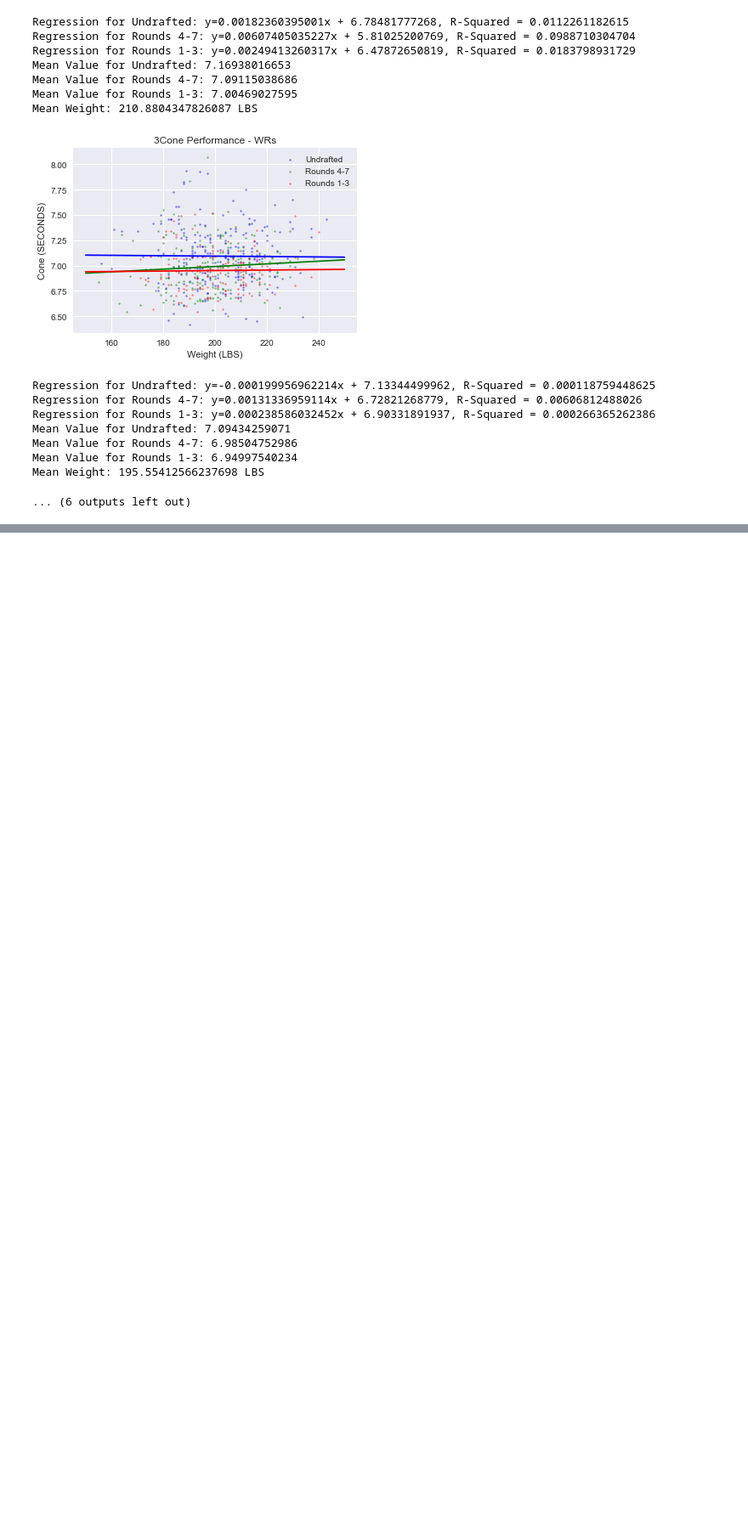
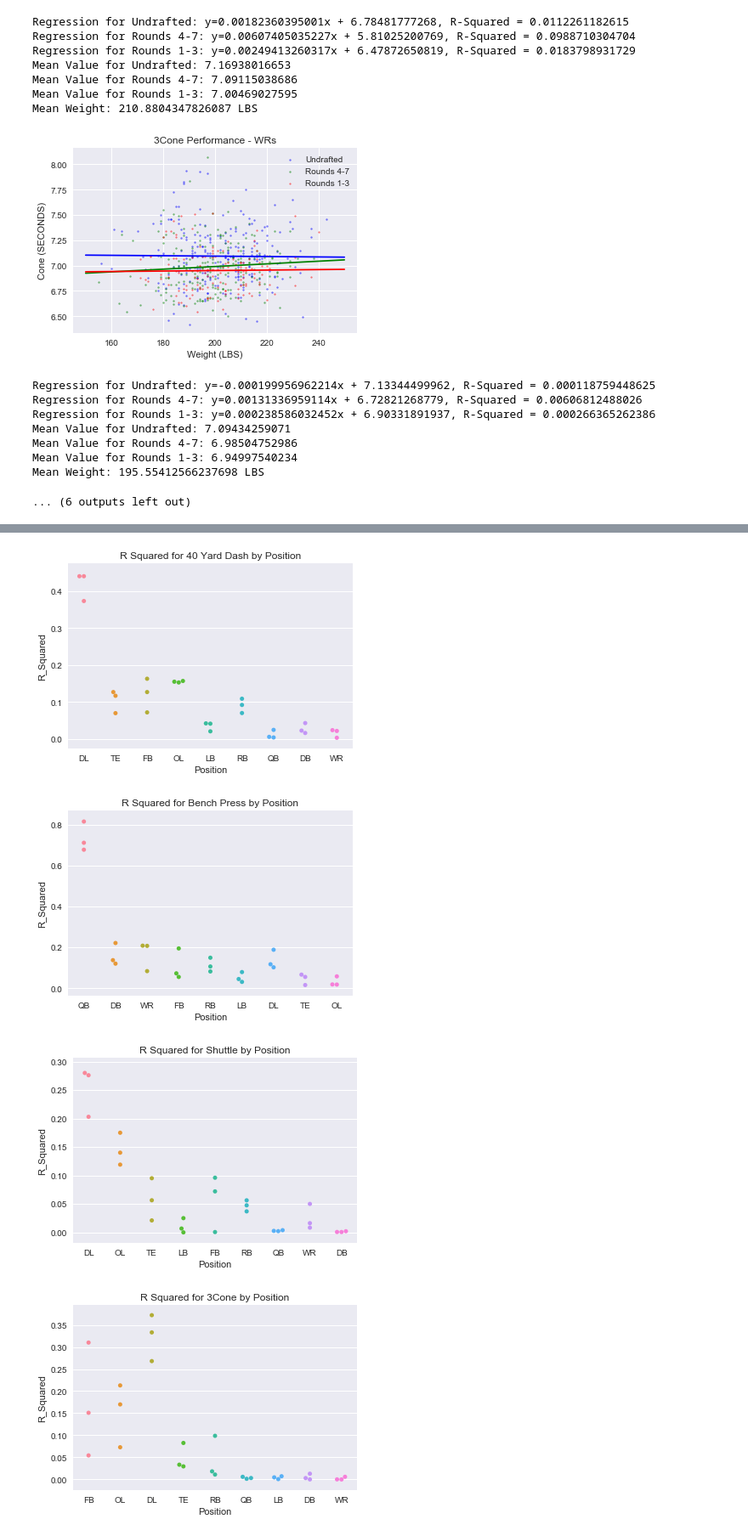
Before and after one commit to pdkim1208/Springboard, a Jupyter notebook: CapstoneProject1.ipynb, the cells around one changed output, grey strips where cells are left out. Shown at 85% size. Cells and saved outputs as stored; diff of their text form; code cells hidden in the pictures; blank space fills up the shorter version.

```diff
--- a/CapstoneProject1.ipynb
+++ b/CapstoneProject1.ipynb
@@ -3521,0 +3600,31 @@ Mean Weight: 195.55412566237698 LBS
+# %%
+#Swarmplots of R-squared for each drill, grouped by position
+
+sns.swarmplot(x = 'Position', y = 'R_Squared', data = positive_slope_df_40, order = ['DL', 'TE', 'FB', 'OL', 'LB', 'RB', 'QB', 'DB', 'WR'])
+plt.title('R Squared for 40 Yard Dash by Position')
+plt.show()
+
+sns.swarmplot(x = 'Position', y = 'R_Squared', data = positive_slope_df_Bench_Press, order = ['QB', 'DB', 'WR', 'FB', 'RB', 'LB', 'DL', 'TE', 'OL'])
+plt.title('R Squared for Bench Press by Position')
+plt.show()
+
+sns.swarmplot(x = 'Position', y = 'R_Squared', data = positive_slope_df_Shuttle, order = ['DL', 'OL', 'TE', 'LB', 'FB', 'RB', 'QB', 'WR', 'DB'])
+plt.title('R Squared for Shuttle by Position')
+plt.show()
+
+sns.swarmplot(x = 'Position', y = 'R_Squared', data = positive_slope_df_3Cone, order = ['FB', 'OL', 'DL', 'TE', 'RB', 'QB', 'LB', 'DB', 'WR'])
+plt.title('R Squared for 3Cone by Position')
+plt.show()
+
+sns.swarmplot(x = 'Position', y = 'R_Squared', data = negative_slope_df_Vertical_Leap, order = ['WR', 'DB', 'QB', 'RB', 'FB', 'LB', 'OL', 'TE', 'DL'])
+plt.title('R Squared for Vertical Leap by Position')
+plt.show()
+
+sns.swarmplot(x = 'Position', y = 'R_Squared', data = negative_slope_df_Broad_Jump, order = ['WR', 'DB', 'QB', 'RB', 'FB', 'LB', 'OL', 'TE', 'DL'])
+plt.title('R Squared for Broad Jump by Position')
+plt.show()
+# %% [output]
+[figure, added]
+[figure, added]
+[figure, added]
+[figure, added]
```
Also changed, not shown: parts of 10 cells of this notebook.
